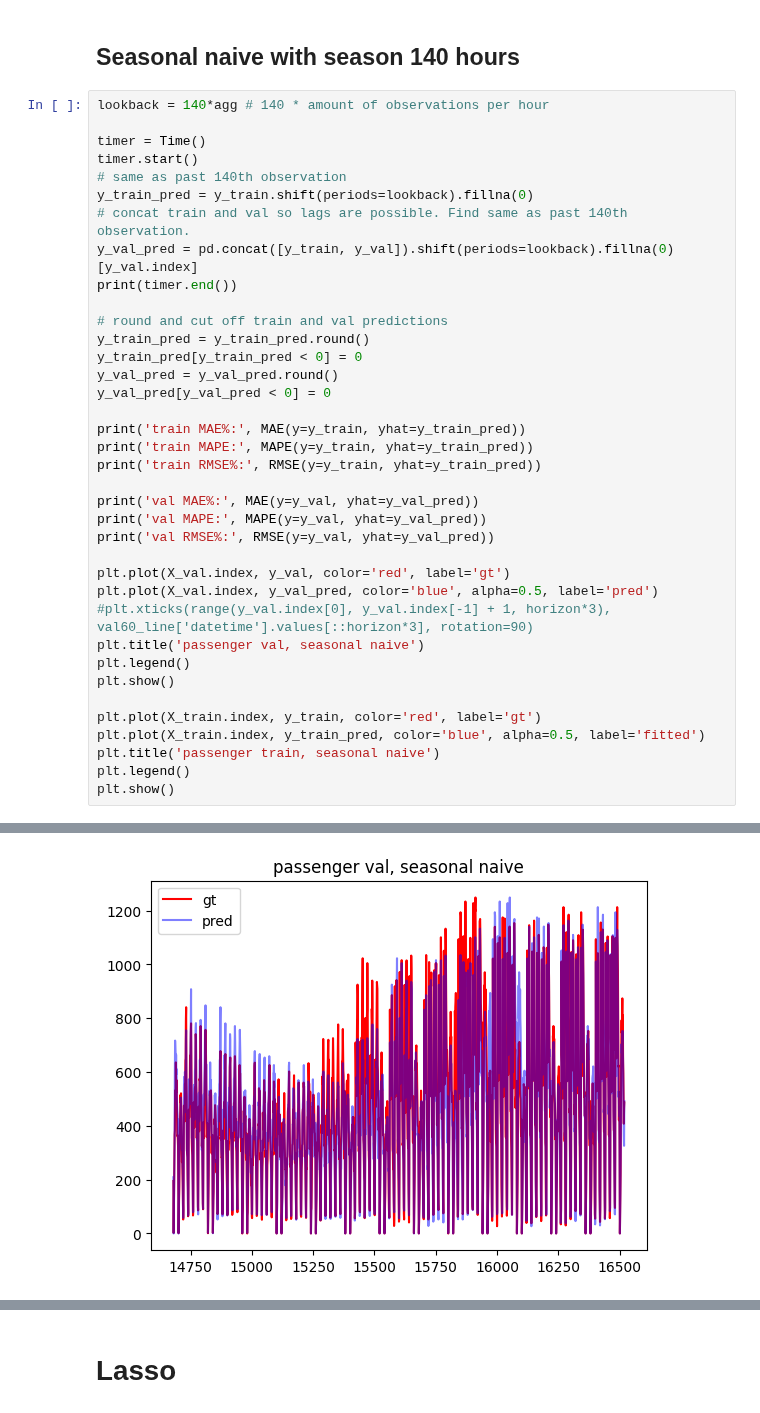
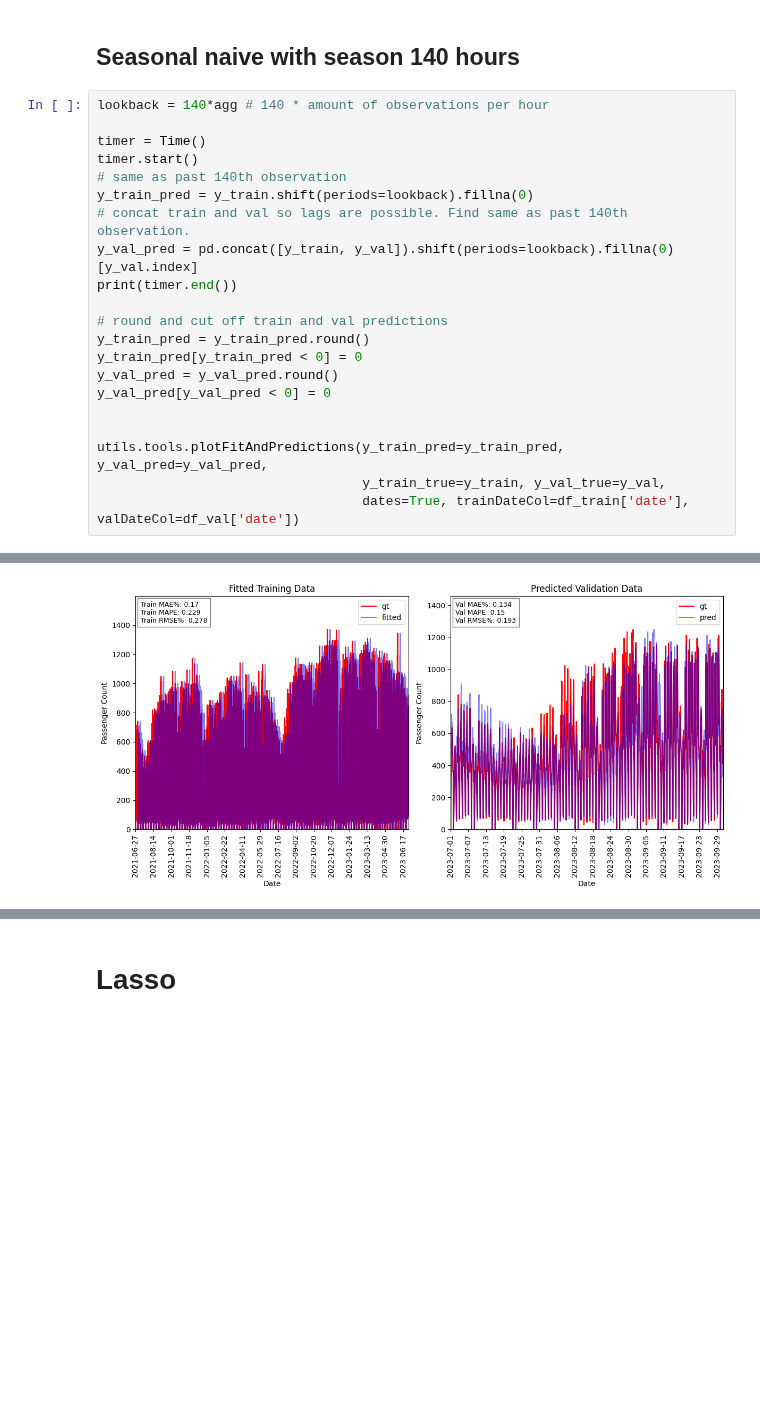
Before and after one commit to andr830g/Machine-Learning-Passenger-Forecasting, a Jupyter notebook: TimeSeriesModelling.ipynb, the cells around one changed output, grey strips where cells are left out. Saved outputs shown, nothing was run; the diff lists cells and outputs as text; blank space fills up the shorter version.

Commit message:
Cleaned sklearn for unified forecast function
Cleaned koden for sklearn og anvendt plot funktion til time series forecast

```diff
--- a/TimeSeriesModelling.ipynb
+++ b/TimeSeriesModelling.ipynb
@@ -78,24 +81,8 @@ y_train_pred[y_train_pred < 0] = 0
 y_val_pred = y_val_pred.round()
 y_val_pred[y_val_pred < 0] = 0
 
-print('train MAE%:', MAE(y=y_train, yhat=y_train_pred))
-print('train MAPE:', MAPE(y=y_train, yhat=y_train_pred))
-print('train RMSE%:', RMSE(y=y_train, yhat=y_train_pred))
 
-print('val MAE%:', MAE(y=y_val, yhat=y_val_pred))
-print('val MAPE:', MAPE(y=y_val, yhat=y_val_pred))
-print('val RMSE%:', RMSE(y=y_val, yhat=y_val_pred))
-
-plt.plot(X_val.index, y_val, color='red', label='gt')
-plt.plot(X_val.index, y_val_pred, color='blue', alpha=0.5, label='pred')
-#plt.xticks(range(y_val.index[0], y_val.index[-1] + 1, horizon*3), val60_line['datetime'].values[::horizon*3], rotation=90)
-plt.title('passenger val, seasonal naive')
-plt.legend()
-plt.show()
-
-plt.plot(X_train.index, y_train, color='red', label='gt')
-plt.plot(X_train.index, y_train_pred, color='blue', alpha=0.5, label='fitted')
-plt.title('passenger train, seasonal naive')
-plt.legend()
-plt.show()
+utils.tools.plotFitAndPredictions(y_train_pred=y_train_pred, y_val_pred=y_val_pred,
+                                  y_train_true=y_train, y_val_true=y_val,
+                                  dates=True, trainDateCol=df_train['date'], valDateCol=df_val['date'])
 # %% [output]
@@ -109 +90 @@ val RMSE%: 0.193
-[figure, old version]
+[figure, new version]
```
Also changed, not shown: parts of 9 cells of this notebook, 1 other file.
